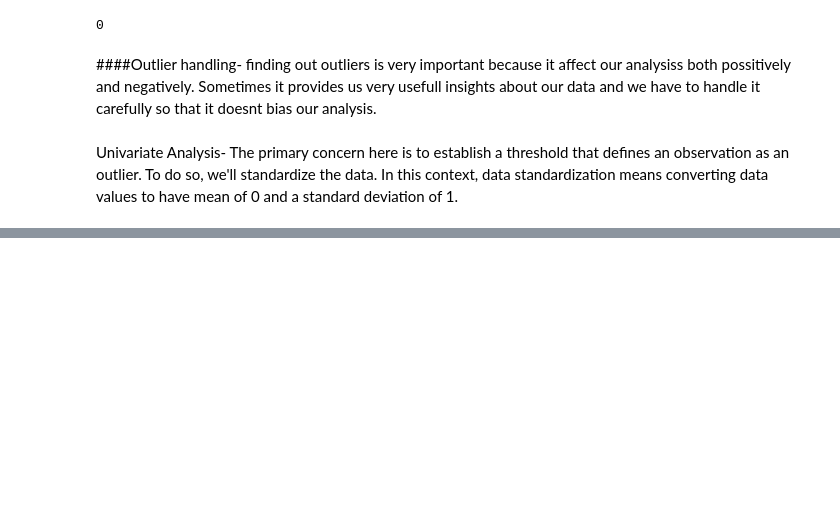
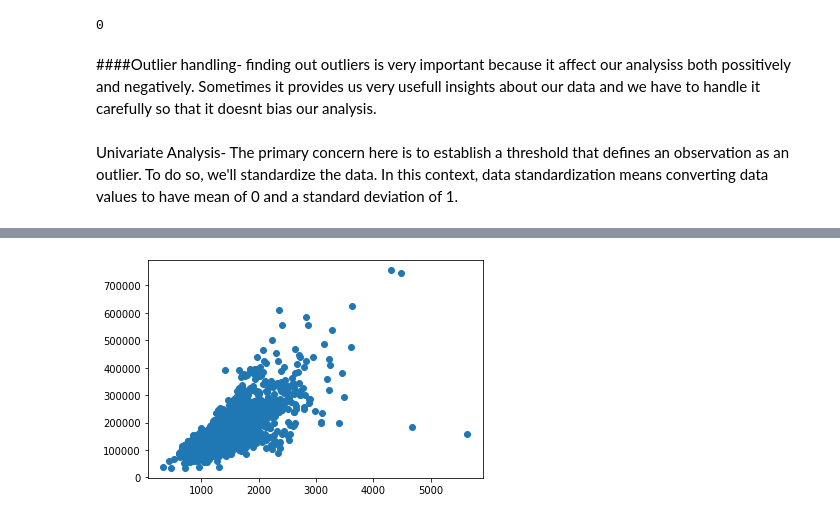
Before and after one commit to aswinijena3459/EDA-Projects, a Jupyter notebook: House_Sale_Data_Analysis.ipynb, the cells around one changed output, grey strips where cells are left out. Drawn from its saved outputs; the diff is of its cells as text; code cells hidden in the pictures; blank space fills up the shorter version.

```diff
--- a/House_Sale_Data_Analysis.ipynb
+++ b/House_Sale_Data_Analysis.ipynb
@@ -195,0 +213,5 @@ array([[ 0.34704187],
+# %%
+plt.scatter(df['GrLivArea'],df['SalePrice'])
+plt.show()
+# %% [output]
+[figure, added]
```
Also changed, not shown: parts of 4 cells of this notebook.
